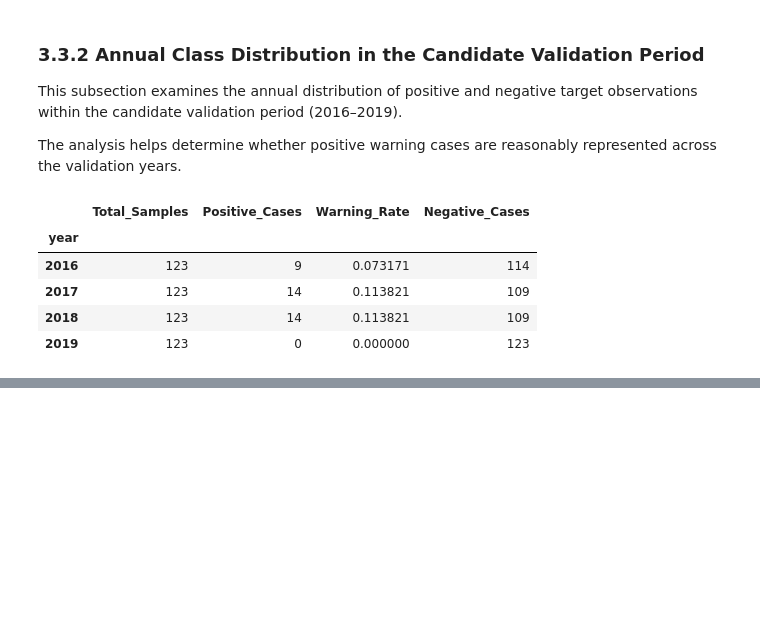
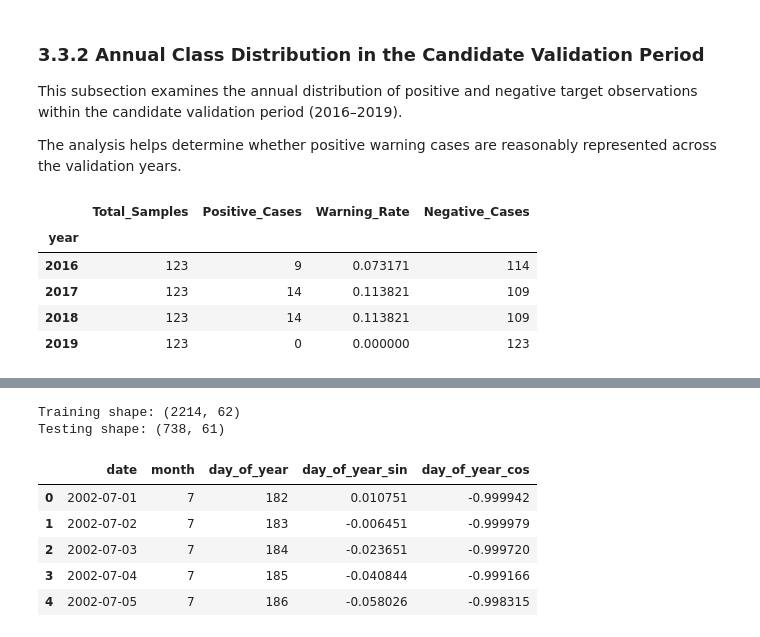
Before and after one commit to MosabOs/Dry-Spell-Prediction-ML, a Jupyter notebook: notebooks/03_data_preprocessing.ipynb, the cells around one changed output, grey strips where cells are left out. Cells and saved outputs as stored; diff of their text form; code cells hidden in the pictures; blank space fills up the shorter version.

Commit message:
Add temporal and calendar feature engineering

```diff
--- a/notebooks/03_data_preprocessing.ipynb
+++ b/notebooks/03_data_preprocessing.ipynb
@@ -338,0 +648,31 @@ display(annual_validation_summary)
+# %%
+
+# Apply calendar feature engineering
+train_engineered = add_calendar_features(train_engineered)
+test_engineered = add_calendar_features(test_engineered)
+
+# Display dataset dimensions
+print("Training shape:", train_engineered.shape)
+print("Testing shape:", test_engineered.shape)
+
+# Preview calendar features
+display(
+    train_engineered[
+        [
+            "date",
+            "month",
+            "day_of_year",
+            "day_of_year_sin",
+            "day_of_year_cos"
+        ]
+    ].head()
+)
+# %% [output]
+Training shape: (2214, 62)
+Testing shape: (738, 61)
+|  | date | month | day_of_year | day_of_year_sin | day_of_year_cos |
+| 0 | 2002-07-01 | 7 | 182 | 0.010751 | -0.999942 |
+| 1 | 2002-07-02 | 7 | 183 | -0.006451 | -0.999979 |
+| 2 | 2002-07-03 | 7 | 184 | -0.023651 | -0.999720 |
+| 3 | 2002-07-04 | 7 | 185 | -0.040844 | -0.999166 |
+| 4 | 2002-07-05 | 7 | 186 | -0.058026 | -0.998315 |
```
Also changed, not shown: parts of 19 cells of this notebook, 1 other file.
